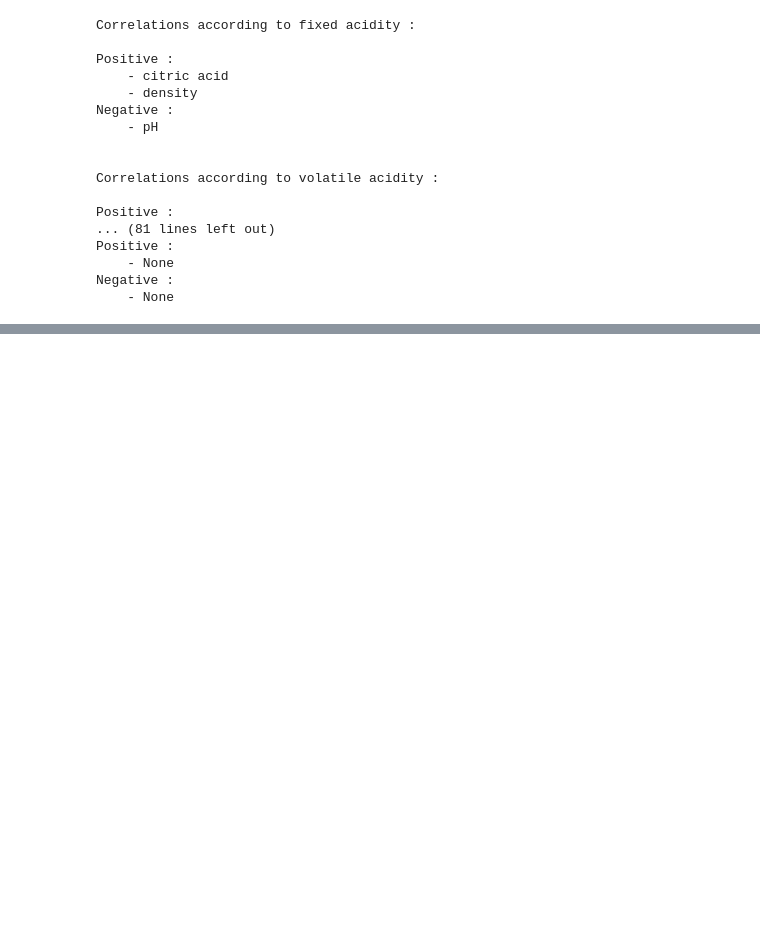
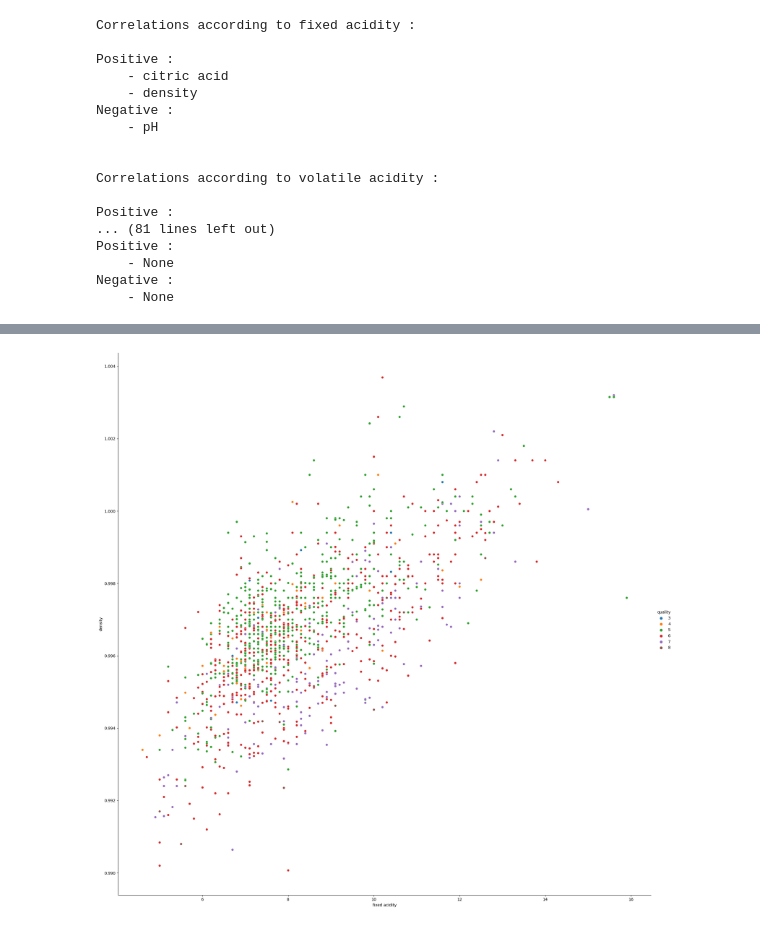
Before and after one commit to MartinDoussinet/WineQuality, a Jupyter notebook: Wine EDA.ipynb, the cells around one changed output, grey strips where cells are left out. Drawn from its saved outputs; the diff is of its cells as text; code cells hidden in the pictures; blank space fills up the shorter version.

```diff
--- a/Wine EDA.ipynb
+++ b/Wine EDA.ipynb
@@ -132,0 +144,5 @@ Negative :
+# %%
+sns.relplot(x='fixed acidity', y="density", hue="quality", data=data, height=20, palette=sns.color_palette())
+plt.show()
+# %% [output]
+[figure, added]
```
Also changed, not shown: parts of 14 cells of this notebook.
